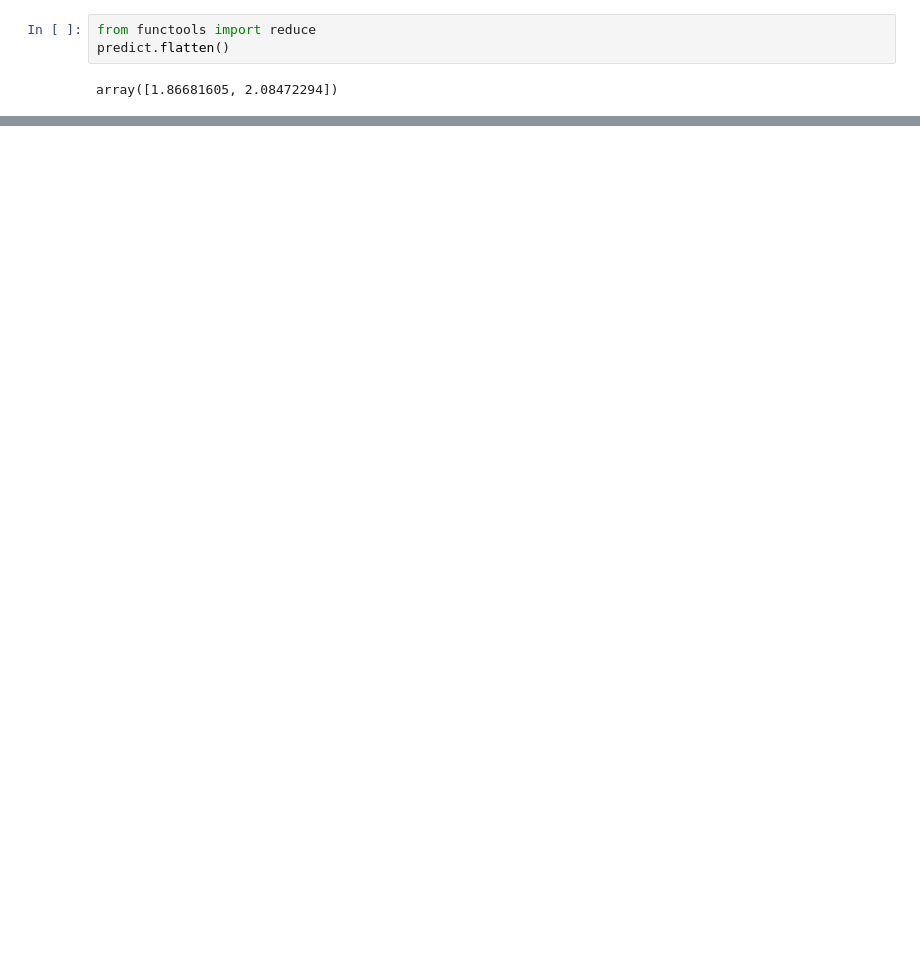
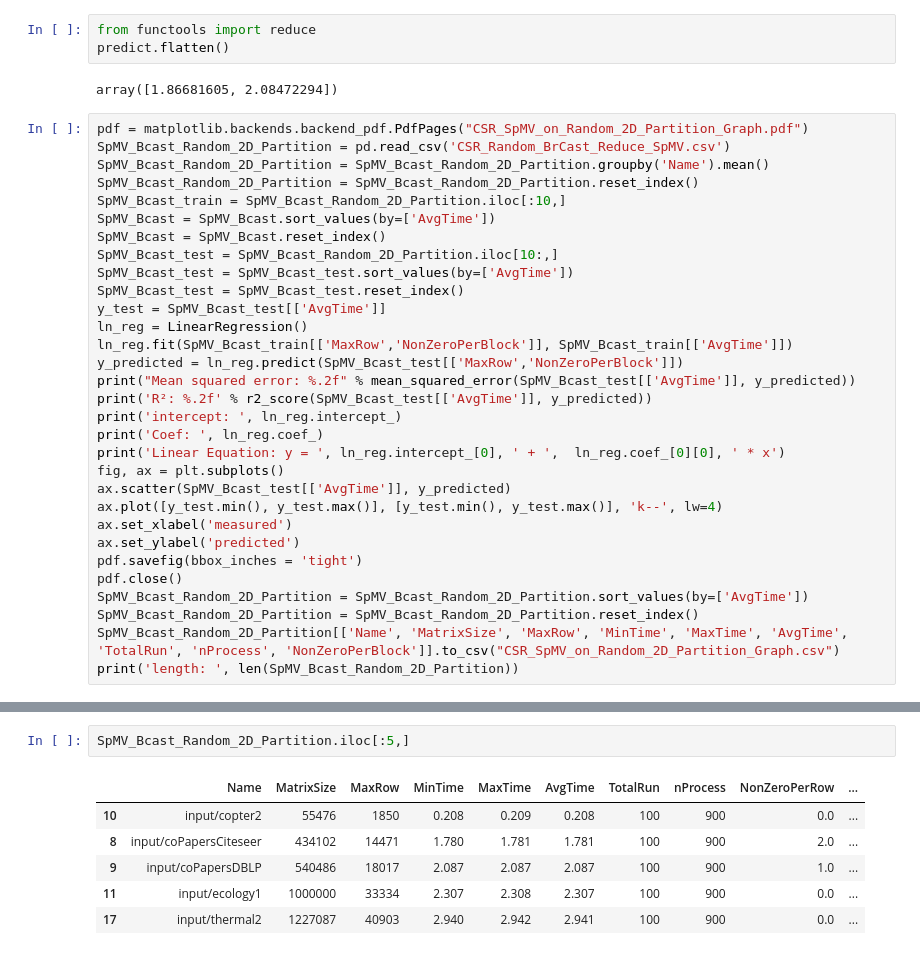
Before and after one commit to marufdsi/matvec-sparse, a Jupyter notebook: SpMV_Plots.ipynb, the cells around one changed output, grey strips where cells are left out. Drawn from its saved outputs; the diff is of its cells as text; blank space fills up the shorter version.

```diff
--- a/SpMV_Plots.ipynb
+++ b/SpMV_Plots.ipynb
@@ -286,3 +286,34 @@ from functools import reduce
 predict.flatten()
 # %% [output]
 array([1.86681605, 2.08472294])
+# %%
+pdf = matplotlib.backends.backend_pdf.PdfPages("CSR_SpMV_on_Random_2D_Partition_Graph.pdf")
+SpMV_Bcast_Random_2D_Partition = pd.read_csv('CSR_Random_BrCast_Reduce_SpMV.csv')
+SpMV_Bcast_Random_2D_Partition = SpMV_Bcast_Random_2D_Partition.groupby('Name').mean()
+SpMV_Bcast_Random_2D_Partition = SpMV_Bcast_Random_2D_Partition.reset_index()
+SpMV_Bcast_train = SpMV_Bcast_Random_2D_Partition.iloc[:10,]
+SpMV_Bcast = SpMV_Bcast.sort_values(by=['AvgTime'])
+SpMV_Bcast = SpMV_Bcast.reset_index()
+SpMV_Bcast_test = SpMV_Bcast_Random_2D_Partition.iloc[10:,]
+SpMV_Bcast_test = SpMV_Bcast_test.sort_values(by=['AvgTime'])
+SpMV_Bcast_test = SpMV_Bcast_test.reset_index()
+y_test = SpMV_Bcast_test[['AvgTime']]
+ln_reg = LinearRegression()
+ln_reg.fit(SpMV_Bcast_train[['MaxRow','NonZeroPerBlock']], SpMV_Bcast_train[['AvgTime']])
+y_predicted = ln_reg.predict(SpMV_Bcast_test[['MaxRow','NonZeroPerBlock']])
+print("Mean squared error: %.2f" % mean_squared_error(SpMV_Bcast_test[['AvgTime']], y_predicted))
+print('R²: %.2f' % r2_score(SpMV_Bcast_test[['AvgTime']], y_predicted))
+print('intercept: ', ln_reg.intercept_)
+print('Coef: ', ln_reg.coef_)
+print('Linear Equation: y = ', ln_reg.intercept_[0], ' + ',  ln_reg.coef_[0][0], ' * x')
+fig, ax = plt.subplots()
+ax.scatter(SpMV_Bcast_test[['AvgTime']], y_predicted)
+ax.plot([y_test.min(), y_test.max()], [y_test.min(), y_test.max()], 'k--', lw=4)
+ax.set_xlabel('measured')
+ax.set_ylabel('predicted')
+pdf.savefig(bbox_inches = 'tight')
+pdf.close()
+SpMV_Bcast_Random_2D_Partition = SpMV_Bcast_Random_2D_Partition.sort_values(by=['AvgTime'])
+SpMV_Bcast_Random_2D_Partition = SpMV_Bcast_Random_2D_Partition.reset_index()
+SpMV_Bcast_Random_2D_Partition[['Name', 'MatrixSize', 'MaxRow', 'MinTime', 'MaxTime', 'AvgTime', 'TotalRun', 'nProcess', 'NonZeroPerBlock']].to_csv("CSR_SpMV_on_Random_2D_Partition_Graph.csv")
+print('length: ', len(SpMV_Bcast_Random_2D_Partition))
@@ -288,0 +352,9 @@ array([1.86681605, 2.08472294])
+# %%
+SpMV_Bcast_Random_2D_Partition.iloc[:5,]
+# %% [output]
+|  | Name | MatrixSize | MaxRow | MinTime | MaxTime | AvgTime | TotalRun | nProcess | NonZeroPerRow | ... |
+| 10 | input/copter2 | 55476 | 1850 | 0.208 | 0.209 | 0.208 | 100 | 900 | 0.0 | ... |
+| 8 | input/coPapersCiteseer | 434102 | 14471 | 1.780 | 1.781 | 1.781 | 100 | 900 | 2.0 | ... |
+| 9 | input/coPapersDBLP | 540486 | 18017 | 2.087 | 2.087 | 2.087 | 100 | 900 | 1.0 | ... |
+| 11 | input/ecology1 | 1000000 | 33334 | 2.307 | 2.308 | 2.307 | 100 | 900 | 0.0 | ... |
+| 17 | input/thermal2 | 1227087 | 40903 | 2.940 | 2.942 | 2.941 | 100 | 900 | 0.0 | ... |
```
Also changed, not shown: parts of 10 cells of this notebook, 2 other files.
